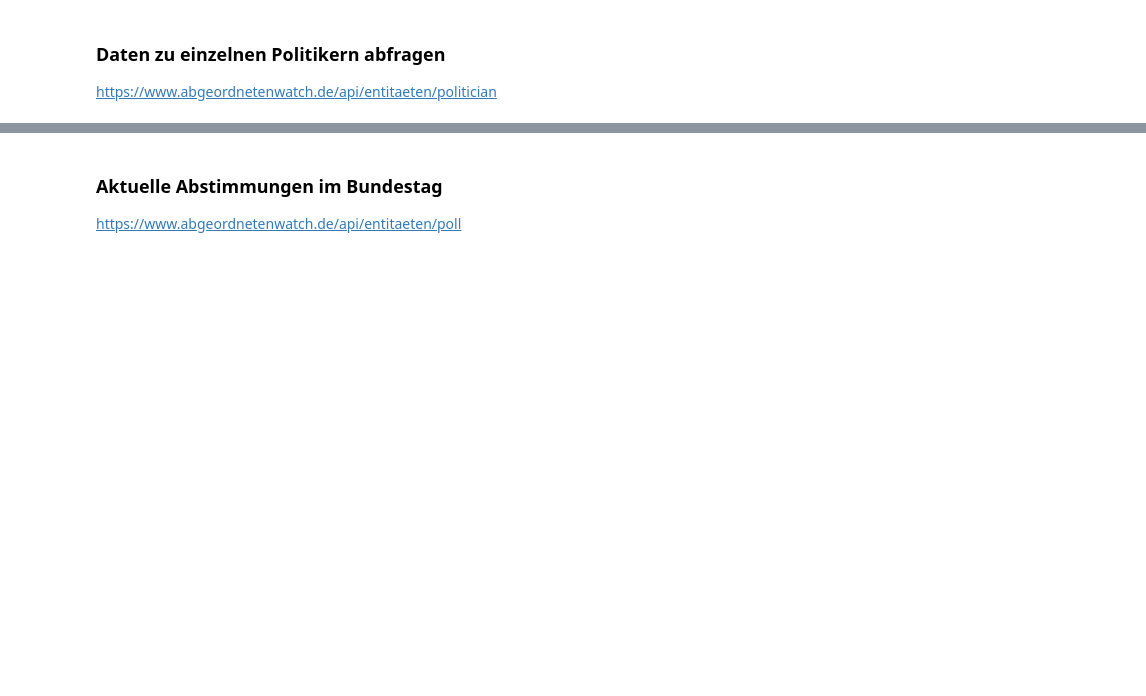
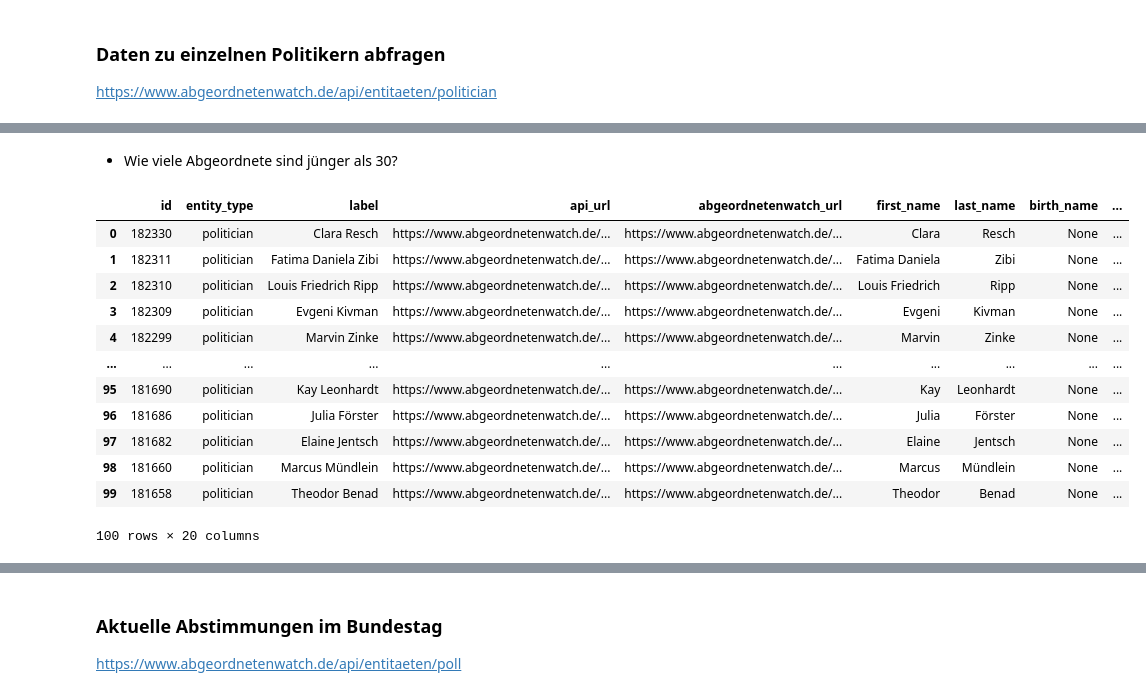
Before and after one commit to Tilana/datenjournalismus-in-python, a Jupyter notebook: docs/_sources/APIs/API.ipynb, the cells around one changed output, grey strips where cells are left out. Cells and saved outputs as stored; diff of their text form; code cells hidden in the pictures; blank space fills up the shorter version.

```diff
--- a/docs/_sources/APIs/API.ipynb
+++ b/docs/_sources/APIs/API.ipynb
@@ -453,6 +258,22 @@ data = request_data(url)
+# %% [markdown]
+- Wie viele Abgeordnete sind jünger als 30?
 # %%
-# Nach Geburtsjahr kleiner gleich X
 base_url = 'https://www.abgeordnetenwatch.de/api/v2/politicians?'
-query_filter = "year_of_birth[lte]=1932"
+query_filter = "year_of_birth[gte]=1994"
 url = base_url + query_filter
 data = request_data(url)
+data
+# %% [output]
+|  | id | entity_type | label | api_url | abgeordnetenwatch_url | first_name | last_name | birth_name | ... |
+| 0 | 182330 | politician | Clara Resch | https://www.abgeordnetenwatch.de/... | https://www.abgeordnetenwatch.de/... | Clara | Resch | None | ... |
+| 1 | 182311 | politician | Fatima Daniela Zibi | https://www.abgeordnetenwatch.de/... | https://www.abgeordnetenwatch.de/... | Fatima Daniela | Zibi | None | ... |
+| 2 | 182310 | politician | Louis Friedrich Ripp | https://www.abgeordnetenwatch.de/... | https://www.abgeordnetenwatch.de/... | Louis Friedrich | Ripp | None | ... |
+| 3 | 182309 | politician | Evgeni Kivman | https://www.abgeordnetenwatch.de/... | https://www.abgeordnetenwatch.de/... | Evgeni | Kivman | None | ... |
+| 4 | 182299 | politician | Marvin Zinke | https://www.abgeordnetenwatch.de/... | https://www.abgeordnetenwatch.de/... | Marvin | Zinke | None | ... |
+| ... | ... | ... | ... | ... | ... | ... | ... | ... | ... |
+| 95 | 181690 | politician | Kay Leonhardt | https://www.abgeordnetenwatch.de/... | https://www.abgeordnetenwatch.de/... | Kay | Leonhardt | None | ... |
+| 96 | 181686 | politician | Julia Förster | https://www.abgeordnetenwatch.de/... | https://www.abgeordnetenwatch.de/... | Julia | Förster | None | ... |
+| 97 | 181682 | politician | Elaine Jentsch | https://www.abgeordnetenwatch.de/... | https://www.abgeordnetenwatch.de/... | Elaine | Jentsch | None | ... |
+| 98 | 181660 | politician | Marcus Mündlein | https://www.abgeordnetenwatch.de/... | https://www.abgeordnetenwatch.de/... | Marcus | Mündlein | None | ... |
+| 99 | 181658 | politician | Theodor Benad | https://www.abgeordnetenwatch.de/... | https://www.abgeordnetenwatch.de/... | Theodor | Benad | None | ... |
+100 rows × 20 columns
```
Also changed, not shown: parts of 71 cells of this notebook, 2 other files.
